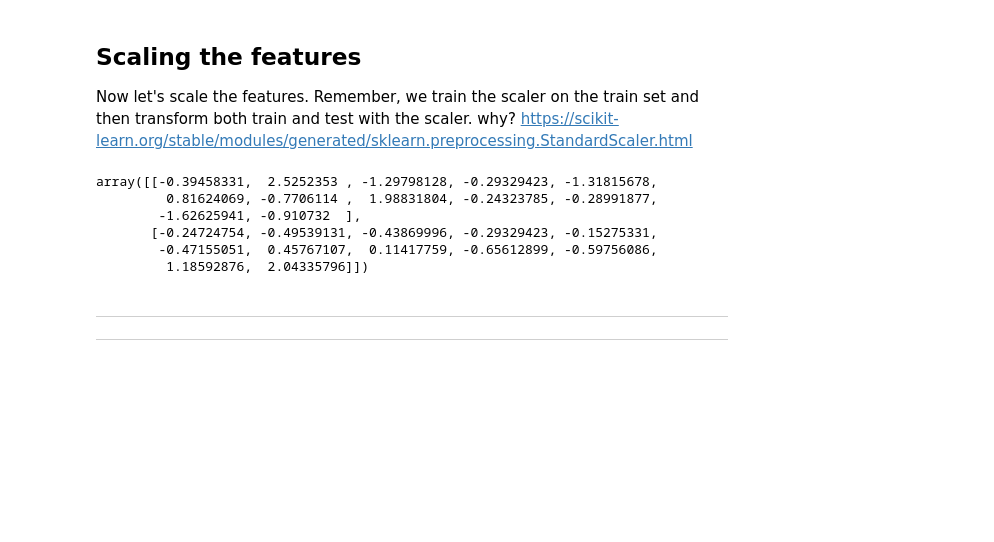
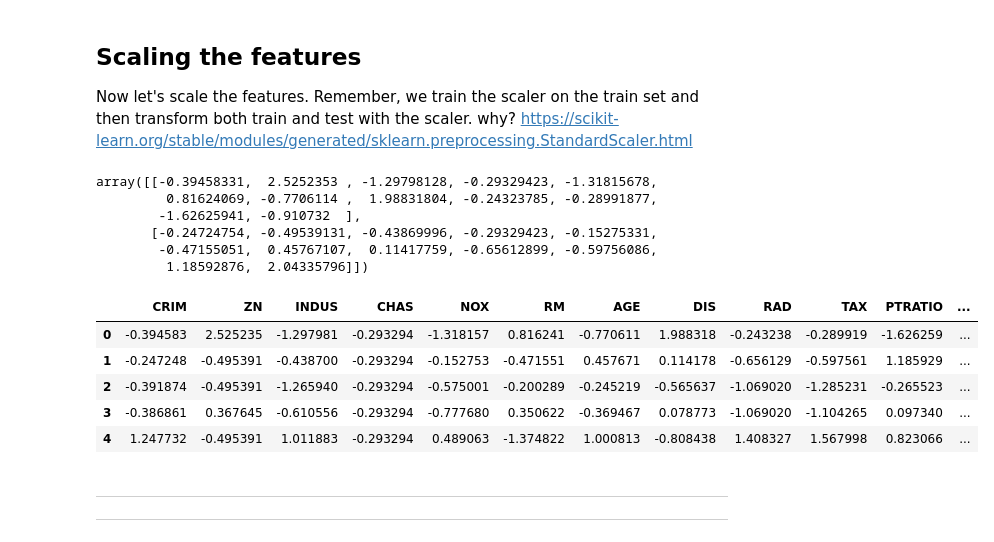
Before and after one commit to PJalgotrader/Machine_Learning-USU, a Jupyter notebook: Lectures and codes/ML spring 2023/Module 5- Linear Regression (ML approach)/Linear_regression.ipynb, the cells around one changed output. Saved outputs shown, nothing was run; the diff lists cells and outputs as text; code cells hidden in the pictures; blank space fills up the shorter version.

```diff
--- a/Lectures and codes/ML spring 2023/Module 5- Linear Regression (ML approach)/Linear_regression.ipynb
+++ b/Lectures and codes/ML spring 2023/Module 5- Linear Regression (ML approach)/Linear_regression.ipynb
@@ -396,6 +396,18 @@ array([[-0.39458331,  2.5252353 , -1.29798128, -0.29329423, -1.31815678,
        [-0.24724754, -0.49539131, -0.43869996, -0.29329423, -0.15275331,
         -0.47155051,  0.45767107,  0.11417759, -0.65612899, -0.59756086,
          1.18592876,  2.04335796]])
+# %%
+# we can turn them back into dataframes. This is not needed though!
+X_train_sc= pd.DataFrame(X_train_sc, columns=X_train.columns)
+X_test_sc=  pd.DataFrame(X_test_sc, columns=X_test.columns)
+X_train_sc.head()
+# %% [output]
+|  | CRIM | ZN | INDUS | CHAS | NOX | RM | AGE | DIS | RAD | TAX | PTRATIO | ... |
+| 0 | -0.394583 | 2.525235 | -1.297981 | -0.293294 | -1.318157 | 0.816241 | -0.770611 | 1.988318 | -0.243238 | -0.289919 | -1.626259 | ... |
+| 1 | -0.247248 | -0.495391 | -0.438700 | -0.293294 | -0.152753 | -0.471551 | 0.457671 | 0.114178 | -0.656129 | -0.597561 | 1.185929 | ... |
+| 2 | -0.391874 | -0.495391 | -1.265940 | -0.293294 | -0.575001 | -0.200289 | -0.245219 | -0.565637 | -1.069020 | -1.285231 | -0.265523 | ... |
+| 3 | -0.386861 | 0.367645 | -0.610556 | -0.293294 | -0.777680 | 0.350622 | -0.369467 | 0.078773 | -1.069020 | -1.104265 | 0.097340 | ... |
+| 4 | 1.247732 | -0.495391 | 1.011883 | -0.293294 | 0.489063 | -1.374822 | 1.000813 | -0.808438 | 1.408327 | 1.567998 | 0.823066 | ... |
 # %% [markdown]
 ----
 ----
```
Also changed, not shown: parts of 3 cells of this notebook.
